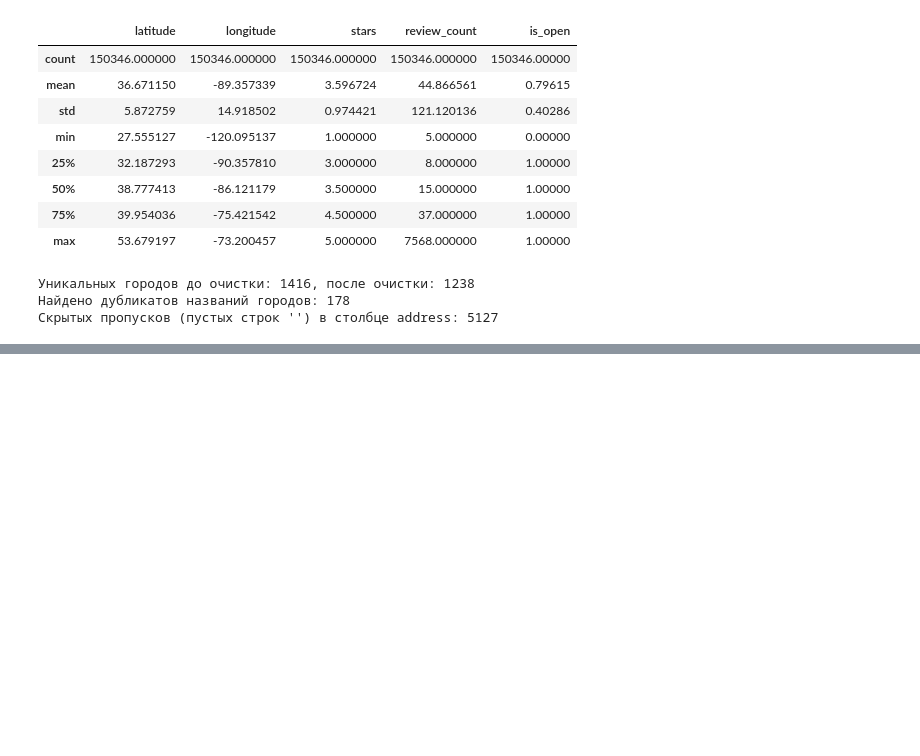
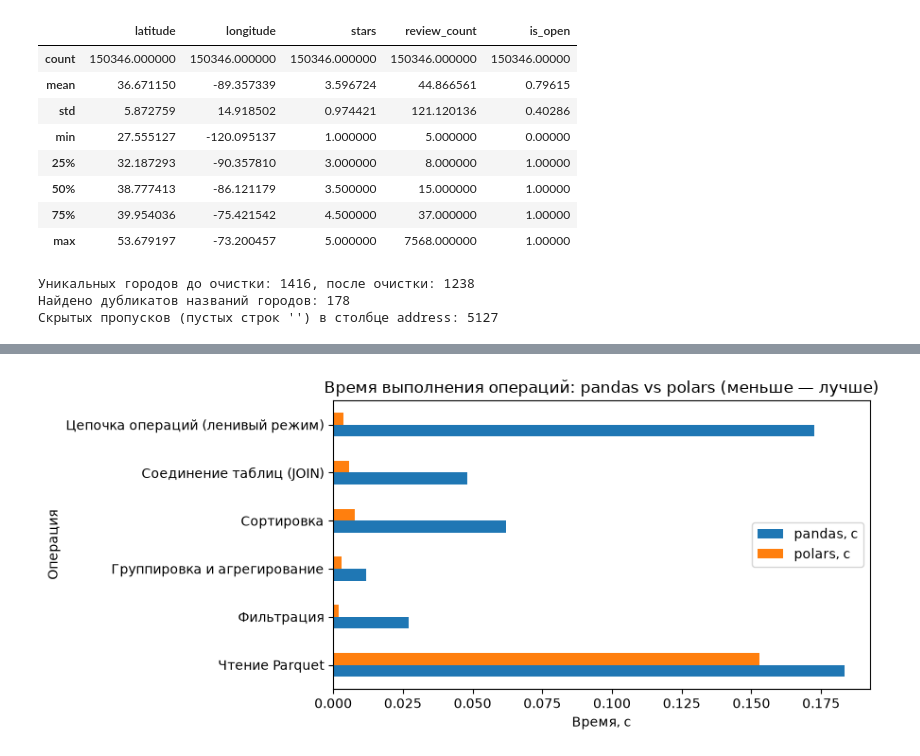
Before and after one commit to shichebuka1/python-data-analysis-labs, a Jupyter notebook: notebooks/01_overview.ipynb, the cells around one changed output, grey strips where cells are left out. Drawn from its saved outputs; the diff is of its cells as text; code cells hidden in the pictures; blank space fills up the shorter version.

```diff
--- a/notebooks/01_overview.ipynb
+++ b/notebooks/01_overview.ipynb
@@ -116,0 +307,92 @@ print(f"Скрытых пропусков (пустых строк '') в сто
+# %%
+import polars as pl
+
+# Подготовим небольшой справочник заведений в Parquet для теста операции JOIN
+biz_lookup_path = INTERIM_DIR / "business_lookup.parquet"
+df_business[["business_id", "name", "review_count"]].to_parquet(biz_lookup_path, index=False)
+
+def bench(func, repeats=3):
+    times = []
+    res = None
+    for _ in range(repeats):
+        t0 = time.perf_counter()
+        res = func()
+        times.append(time.perf_counter() - t0)
+    return statistics.median(times), res
+
+# 1. Чтение Parquet
+t_pd_read, pd_df = bench(lambda: pd.read_parquet(raw_pq_path))
+t_pl_read, pl_df = bench(lambda: pl.read_parquet(raw_pq_path))
+
+pd_biz = pd.read_parquet(biz_lookup_path)
+pl_biz = pl.read_parquet(biz_lookup_path)
+
+# 2. Фильтрация (useful > 0 и stars >= 4)
+t_pd_filt, _ = bench(lambda: pd_df[(pd_df["useful"] > 0) & (pd_df["stars"] >= 4)])
+t_pl_filt, _ = bench(lambda: pl_df.filter((pl.col("useful") > 0) & (pl.col("stars") >= 4)))
+
+# 3. Группировка и агрегирование (медиана useful по city)
+t_pd_grp, _ = bench(lambda: pd_df.groupby("city")["useful"].median())
+t_pl_grp, _ = bench(lambda: pl_df.group_by("city").agg(pl.col("useful").median()))
+
+# 4. Сортировка по убыванию голосов useful
+t_pd_sort, _ = bench(lambda: pd_df.sort_values(by="useful", ascending=False))
+t_pl_sort, _ = bench(lambda: pl_df.sort("useful", descending=True))
+
+# 5. Соединение таблиц (JOIN со справочником заведений)
+t_pd_join, _ = bench(lambda: pd_df.merge(pd_biz, on="business_id", how="left"))
+t_pl_join, _ = bench(lambda: pl_df.join(pl_biz, on="business_id", how="left"))
+
+# 6. Цепочка операций целиком (pandas vs ленивый режим polars scan_parquet)
+def pd_chain():
+    d = pd.read_parquet(raw_pq_path)
+    return (
+        d[d["useful"] > 0]
+        .groupby("city")["stars"]
+        .median()
+        .sort_values(ascending=False)
+    )
+
+def pl_lazy_chain():
+    return (
+        pl.scan_parquet(raw_pq_path)
+        .filter(pl.col("useful") > 0)
+        .group_by("city")
+        .agg(pl.col("stars").median())
+        .sort("stars", descending=True)
+        .collect()
+    )
+
+t_pd_chain, _ = bench(pd_chain)
+t_pl_chain, _ = bench(pl_lazy_chain)
+
+# Формируем Таблицу 8 для отчёта
+rows_step11 = [
+    ("Чтение Parquet", t_pd_read, t_pl_read),
+    ("Фильтрация", t_pd_filt, t_pl_filt),
+    ("Группировка и агрегирование", t_pd_grp, t_pl_grp),
+    ("Сортировка", t_pd_sort, t_pl_sort),
+    ("Соединение таблиц (JOIN)", t_pd_join, t_pl_join),
+    ("Цепочка операций (ленивый режим)", t_pd_chain, t_pl_chain),
+]
+
+df_table8 = pd.DataFrame([
+    {
+        "Операция": op,
+        "pandas, с": round(t_pd, 4),
+        "polars, с": round(t_pl, 4),
+        "Ускорение (раз)": round(t_pd / t_pl, 2)
+    }
+    for op, t_pd, t_pl in rows_step11
+])
+
+print(f"Версии библиотек: pandas {pd.__version__}, polars {pl.__version__}")
+print("Таблица 8 — Сравнение производительности pandas и polars:")
+display(df_table8)
+
+# Диаграмма сравнения
+df_table8.plot(x="Операция", y=["pandas, с", "polars, с"], kind="barh", figsize=(9, 4), title="Время выполнения операций: pandas vs polars (меньше — лучше)")
+plt.xlabel("Время, с")
+plt.tight_layout()
+plt.show()
+# %% [output]
@@ -116,0 +408 @@ print(f"Скрытых пропусков (пустых строк '') в сто
+[figure, added]
```
Also changed, not shown: parts of 4 cells of this notebook.
